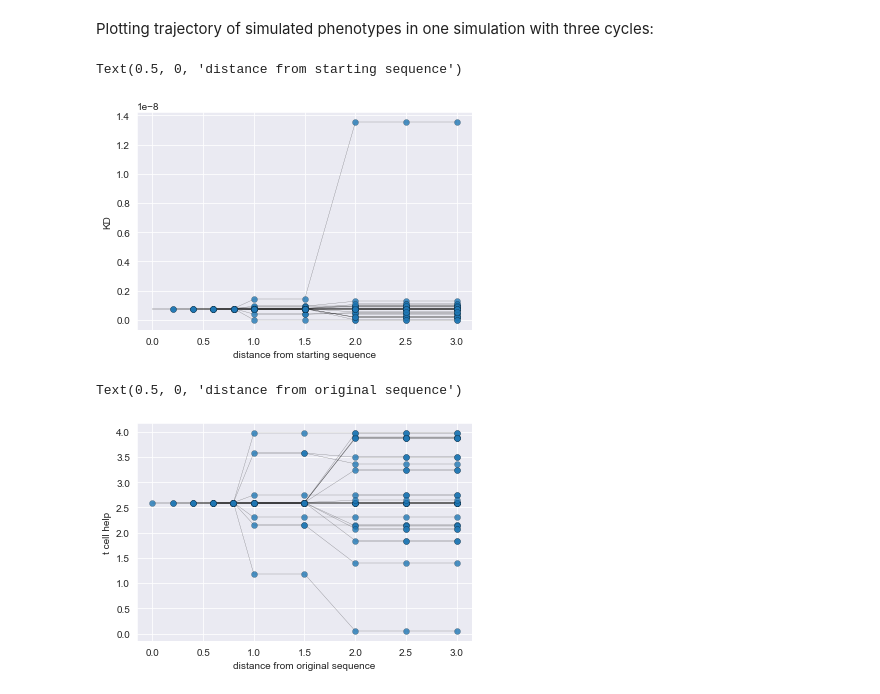
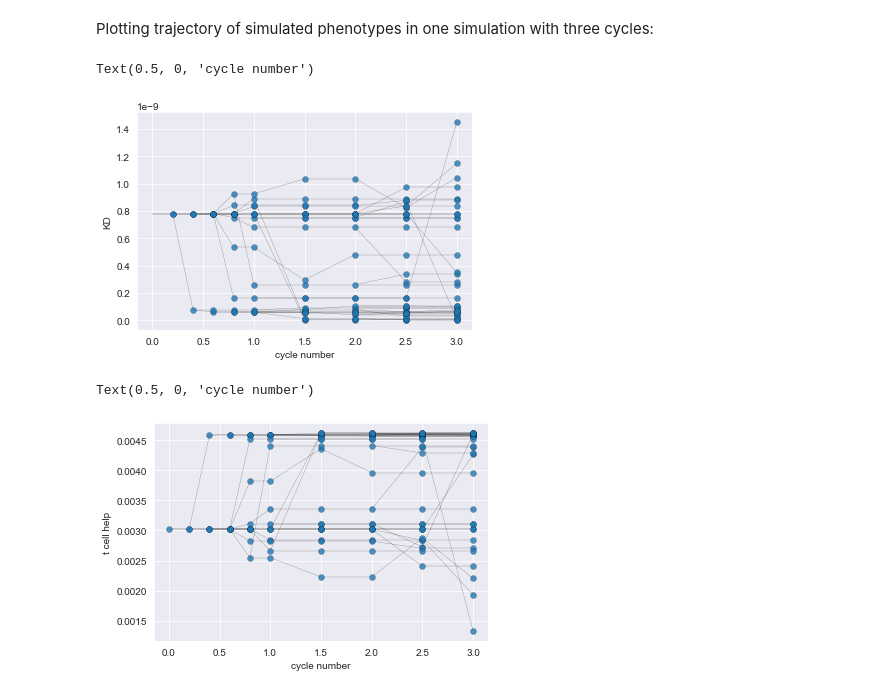
Before and after one commit to matsengrp/gcdyn, a Jupyter notebook: notebooks/trees_with_replay_fitness.ipynb, the cells around one changed output. Cells and saved outputs as stored; diff of their text form; code cells hidden in the pictures.

Commit message:
update notebooks, add competition, remove extra node attributes

```diff
--- a/notebooks/trees_with_replay_fitness.ipynb
+++ b/notebooks/trees_with_replay_fitness.ipynb
@@ -163,5 +165,19 @@ gc = GC(
     Nmax=35,
 )
 gc.simulate(3, enforce_timescale=True, prune=False)
+sequences = []
+for node in gc.tree.traverse():
+    sequences.append(node.sequence)
+phenotype = replay.DMSPhenotype(
+    1,
+    1,
+    336,
+    "https://raw.githubusercontent.com/jbloomlab/Ab-CGGnaive_DMS/main/data/CGGnaive_sites.csv",
+    "Linear.model",
+    ["delta_log10_KD", "delta_expression"],
+    -10.43,
+)
+kd_vals = phenotype.calculate_KD(sequences)
+seq_to_kd = dict(zip(sequences, kd_vals))
 # %%
 def layout_KD(node):
@@ -200,8 +217,6 @@ fig, axes = plt.subplots()
 alive_descendants = set(
     node for node in gc.tree.get_descendants() if not node.terminated
 )
-
-all_descendants = set(node for node in gc.tree.get_descendants())
 
 for node in alive_descendants:
     node_phenotype = getattr(node, "KD")
@@ -226,34 +241,38 @@ axes.scatter(
     norm=norm
 )
 axes.set_ylabel("KD")
-axes.set_xlabel("distance from starting sequence")
+axes.set_xlabel("cycle number")
 # %% [output]
-Text(0.5, 0, 'distance from starting sequence')
+Text(0.5, 0, 'cycle number')
-[figure, old version]
+[figure, new version]
 # %%
 fig, axes = plt.subplots()
 points = []
 lines = []
+
+fit = Fitness(Fitness.sigmoidal_fitness)
+fitness_df = fit.normalized_fitness_df(sequences, calculate_KD=phenotype.calculate_KD)
+seq_to_fitness = dict(zip(sequences, fitness_df["normalized_t_cell_help"]))
 for node in gc.tree.traverse():
-    node_phenotype = getattr(node, "fitness")
+    node_phenotype = seq_to_fitness[node.sequence]
     points.append((gc.tree.get_distance(node), node_phenotype))
     if node.up is not None:
-        parent_phenotype = getattr(node.up, "fitness")
+        parent_phenotype = seq_to_fitness[node.up.sequence]
         lines.append(
             [
                 (gc.tree.get_distance(node.up), parent_phenotype),
                 (gc.tree.get_distance(node), node_phenotype),
             ]
         )
 lc = mc.LineCollection(lines, colors="k", linewidths=0.3, alpha=0.5, zorder=3)
 axes.add_collection(lc)
 axes.scatter(
     *zip(*points), cmap=cmap, alpha=0.8, edgecolors="k", linewidths=0.2, zorder=4
 )
 
 
 axes.set_ylabel("t cell help")
-axes.set_xlabel("distance from original sequence")
+axes.set_xlabel("cycle number")
 # %% [output]
-Text(0.5, 0, 'distance from original sequence')
+Text(0.5, 0, 'cycle number')
-[figure, old version]
+[figure, new version]
```
Also changed, not shown: parts of 7 cells of this notebook, 2 other files.
